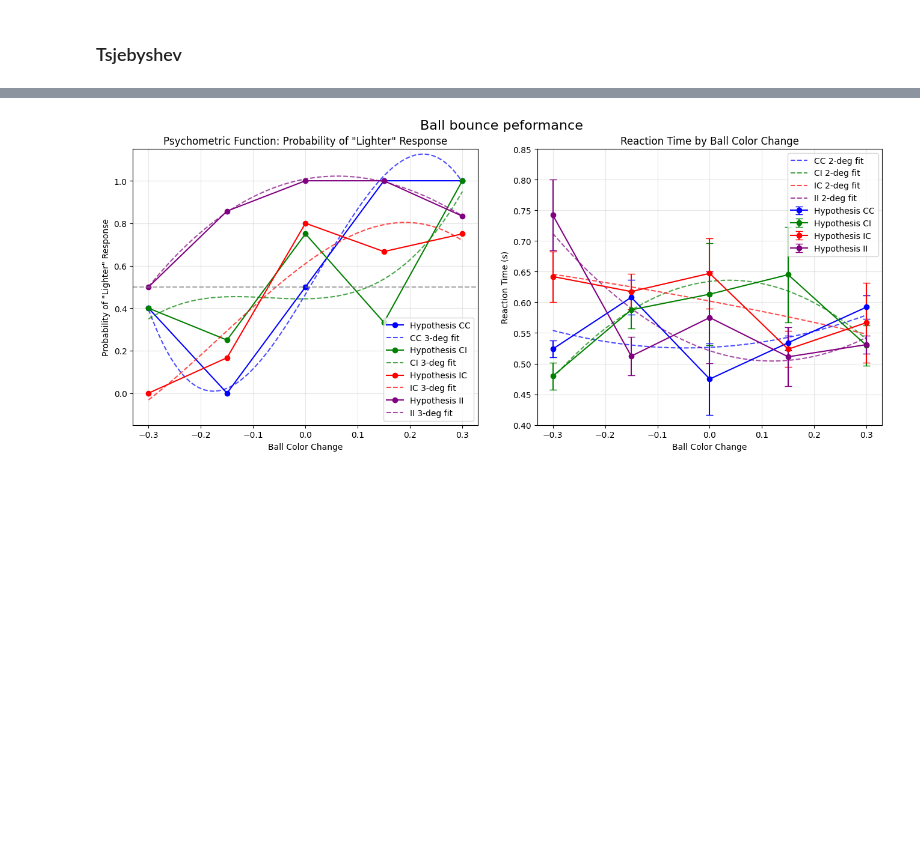
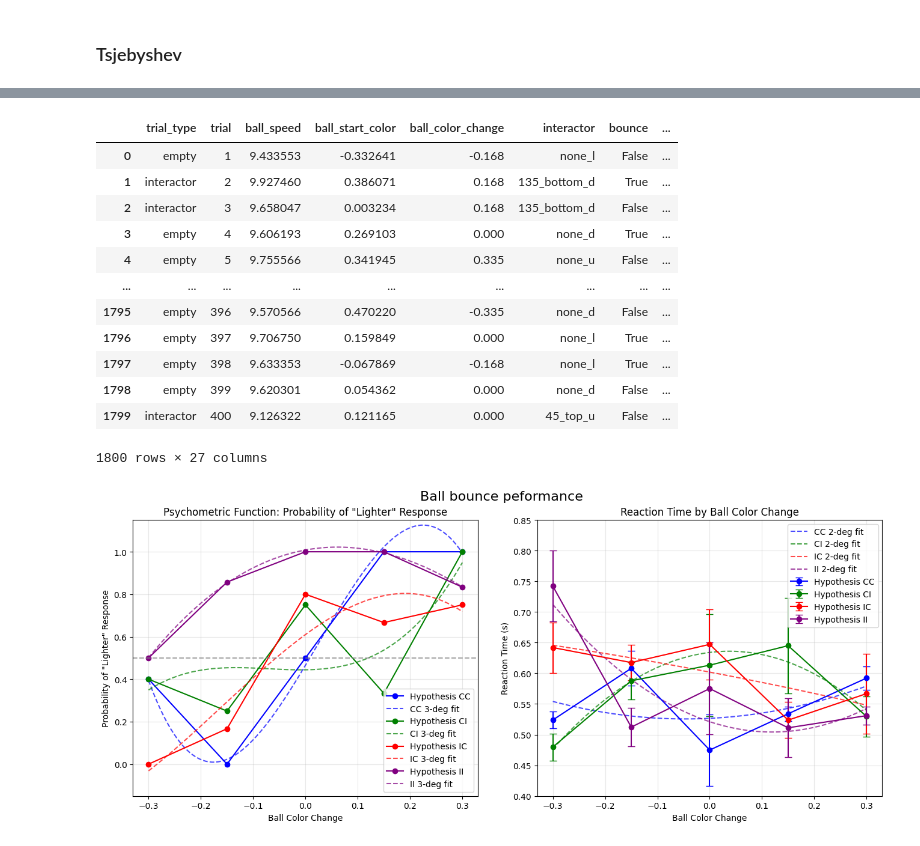
Before and after one commit to WiegerScheurer/physicspred, a Jupyter notebook: Notebooks/luminance_results.ipynb, the cells around one changed output, grey strips where cells are left out. Cells and saved outputs as stored; diff of their text form; code cells hidden in the pictures; blank space fills up the shorter version.

```diff
--- a/Notebooks/luminance_results.ipynb
+++ b/Notebooks/luminance_results.ipynb
@@ -569,3 +515,19 @@ def create_psychometric_plots(data, title=None, prob_ylim=None, rt_ylim=None,
+# %%
+testdf
+# %% [output]
+|  | trial_type | trial | ball_speed | ball_start_color | ball_color_change | interactor | bounce | ... |
+| 0 | empty | 1 | 9.433553 | -0.332641 | -0.168 | none_l | False | ... |
+| 1 | interactor | 2 | 9.927460 | 0.386071 | 0.168 | 135_bottom_d | True | ... |
+| 2 | interactor | 3 | 9.658047 | 0.003234 | 0.168 | 135_bottom_d | False | ... |
+| 3 | empty | 4 | 9.606193 | 0.269103 | 0.000 | none_d | True | ... |
+| 4 | empty | 5 | 9.755566 | 0.341945 | 0.335 | none_u | False | ... |
+| ... | ... | ... | ... | ... | ... | ... | ... | ... |
+| 1795 | empty | 396 | 9.570566 | 0.470220 | -0.335 | none_d | False | ... |
+| 1796 | empty | 397 | 9.706750 | 0.159849 | 0.000 | none_l | True | ... |
+| 1797 | empty | 398 | 9.633353 | -0.067869 | -0.168 | none_l | True | ... |
+| 1798 | empty | 399 | 9.620301 | 0.054362 | 0.000 | none_d | False | ... |
+| 1799 | interactor | 400 | 9.126322 | 0.121165 | 0.000 | 45_top_u | False | ... |
+1800 rows × 27 columns
 # %%
 
 testdf = get_data(subject=None, task="ball_hue")
```
Also changed, not shown: parts of 8 cells of this notebook, 46 other files.
